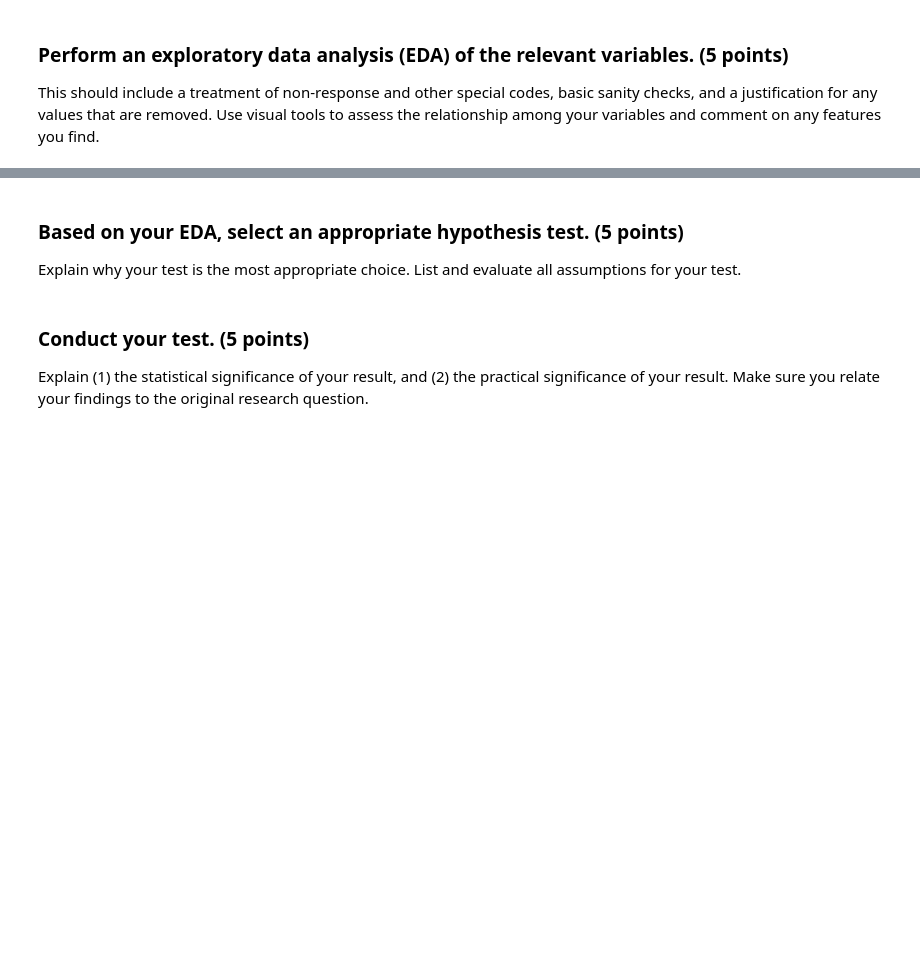
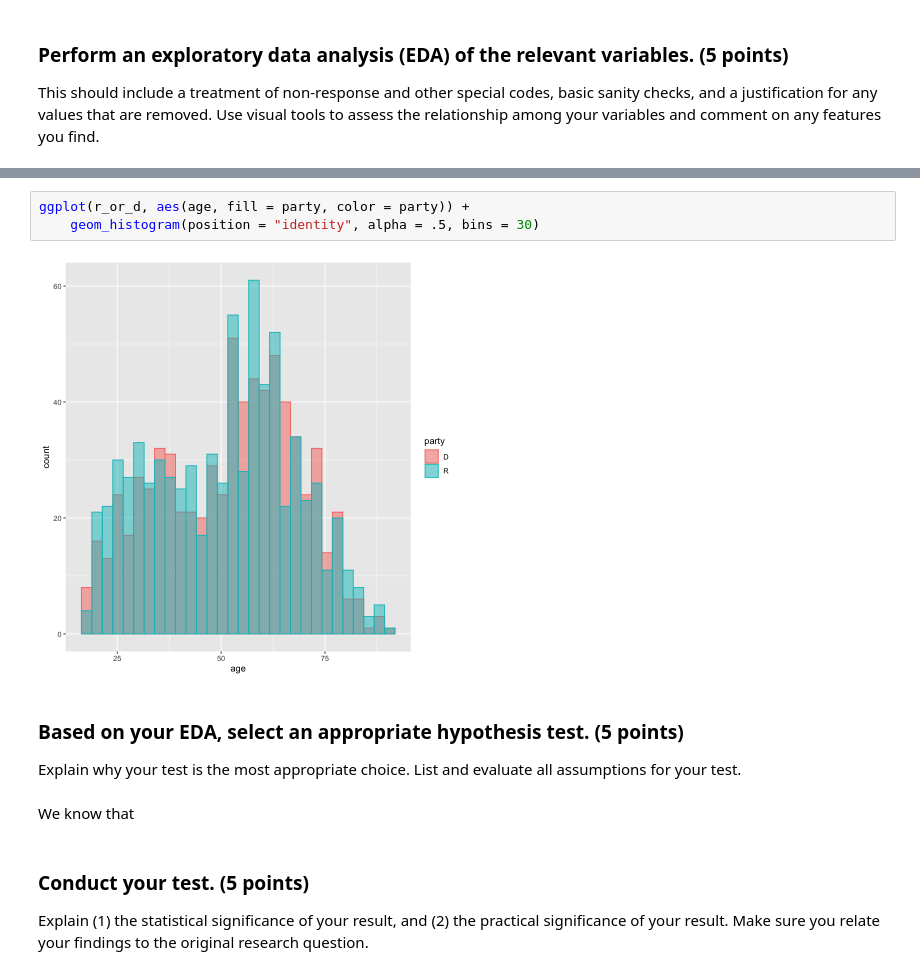
Before and after one commit to blakedallen/w203_lab2, a Jupyter notebook: lab_2.ipynb, the cells around one changed output, grey strips where cells are left out. Drawn from its saved outputs; the diff is of its cells as text; blank space fills up the shorter version.

```diff
--- a/lab_2.ipynb
+++ b/lab_2.ipynb
@@ -261,6 +315,13 @@ This should include a treatment of non-response and other special codes, basic s
+# %%
+ggplot(r_or_d, aes(age, fill = party, color = party)) +
+    geom_histogram(position = "identity", alpha = .5, bins = 30)
+# %% [output]
+[figure, added]
 # %% [markdown]
 ### Based on your EDA, select an appropriate hypothesis test.  (5 points)
 Explain why your test is the most appropriate choice.  List and evaluate all assumptions for your test.
+# %% [markdown]
+We know that
 # %% [markdown]
 ### Conduct your test. (5 points)
 Explain (1) the statistical significance of your result, and (2) the practical significance of your result.  Make sure you relate your findings to the original research question.
```
Also changed, not shown: parts of 14 cells of this notebook, 1 other file.
